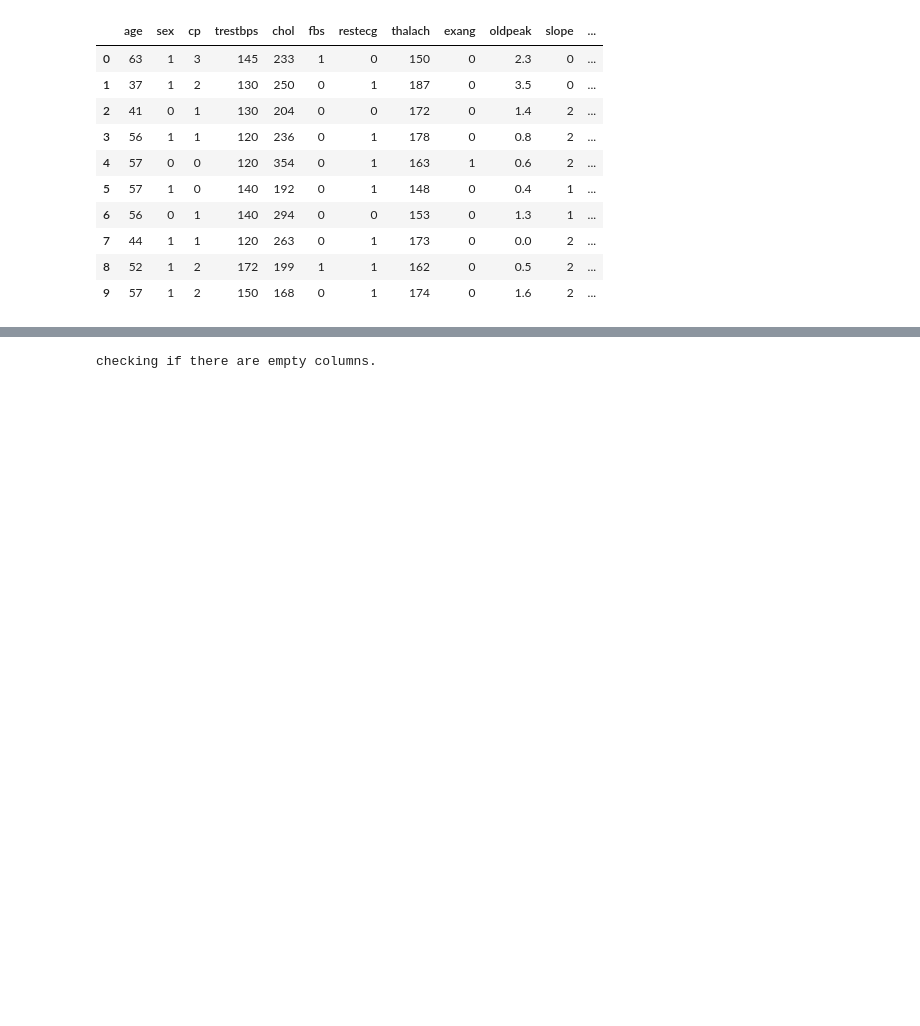
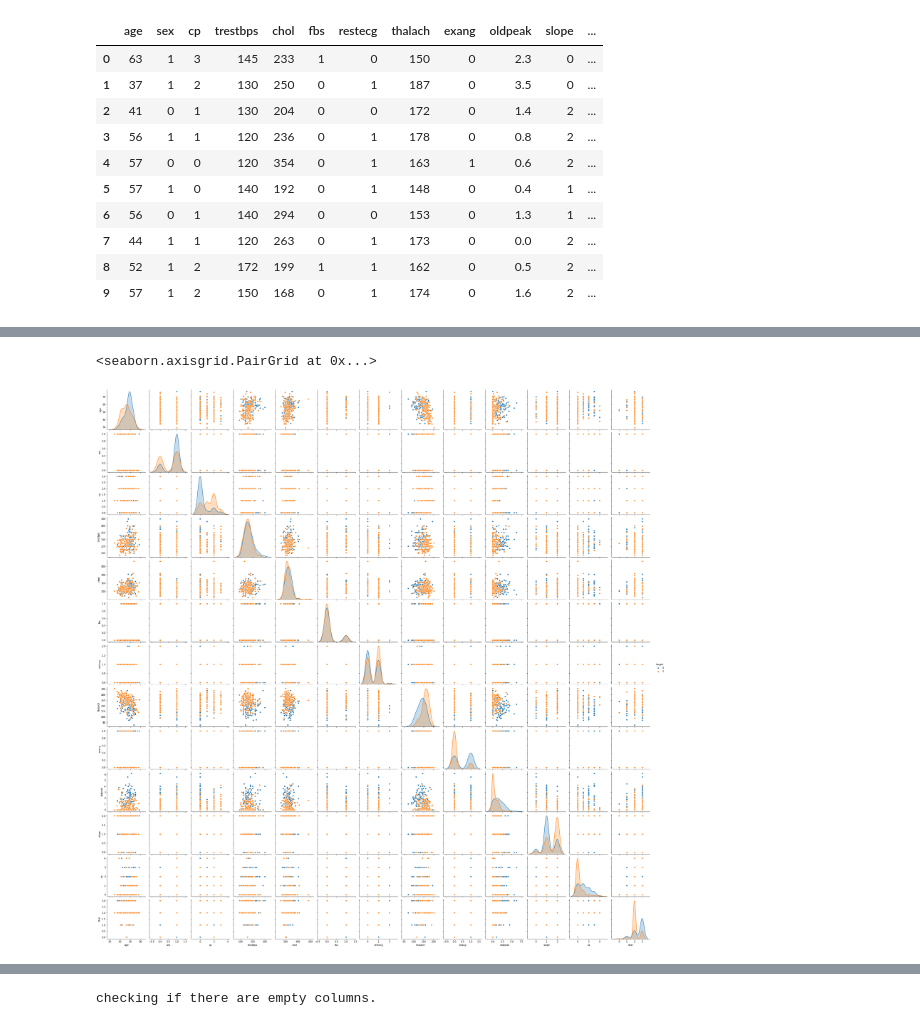
Before and after one commit to tasozgurcem11/possible-hearth-attack, a Jupyter notebook: heart-attack-classification.ipynb, the cells around one changed output, grey strips where cells are left out. Cells and saved outputs as stored; diff of their text form; code cells hidden in the pictures; blank space fills up the shorter version.

Commit message:
add vis via seaborn

```diff
--- a/heart-attack-classification.ipynb
+++ b/heart-attack-classification.ipynb
@@ -37,0 +41,5 @@ train_df.describe()
+# %%
+sns.pairplot(train_df, hue='target')
+# %% [output]
+<seaborn.axisgrid.PairGrid at 0x...>
+[figure, added]
```
Also changed, not shown: parts of 3 cells of this notebook.
